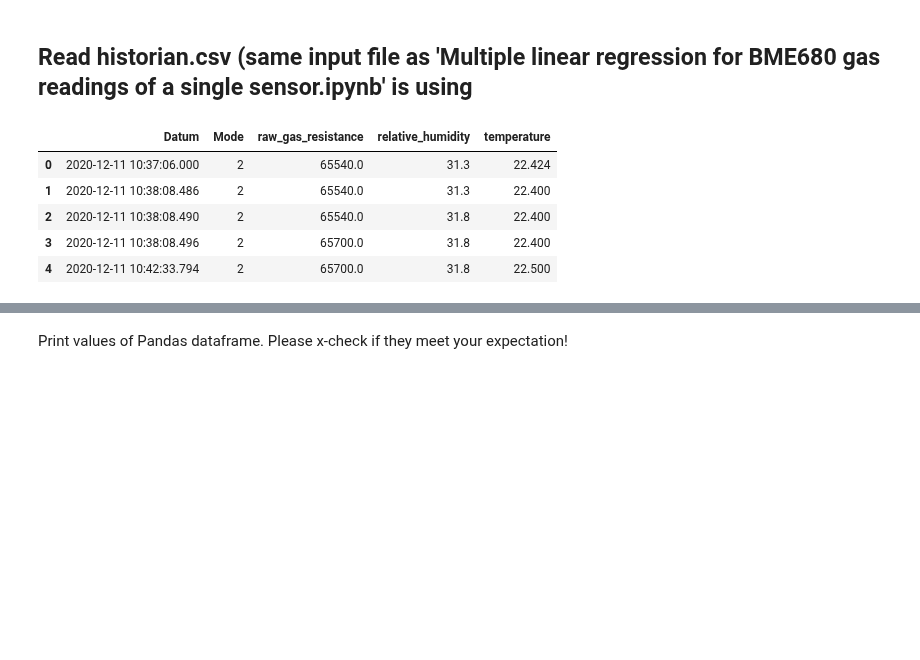
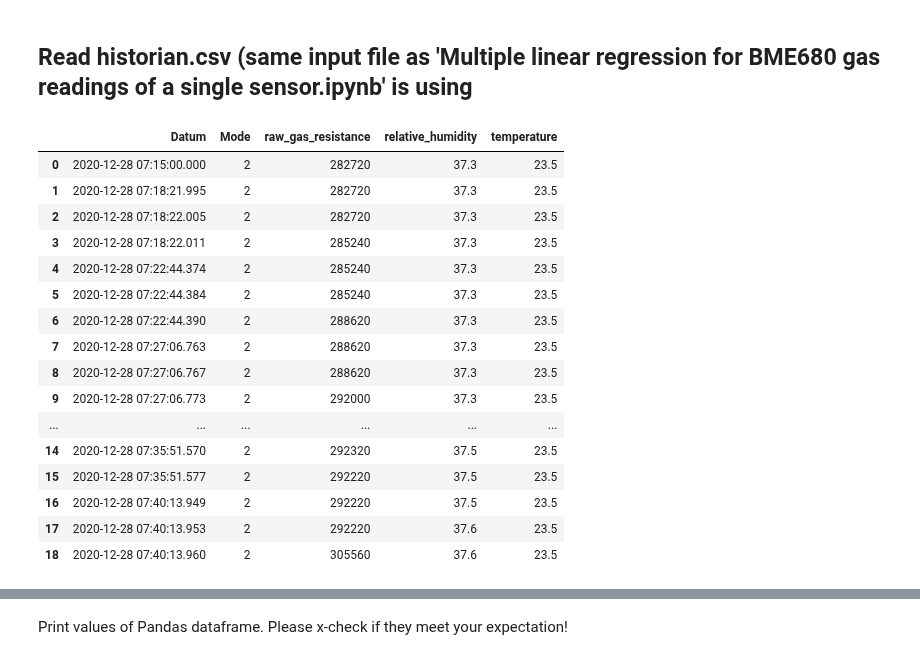
Before and after one commit to FUEL4EP/HomeAutomation, a Jupyter notebook: AsksinPP_developments/sketches/HB-UNI-Sensor1-AQ-BME680/Kalman_Filter/kalman-filter-AQ.ipynb, the cells around one changed output, grey strips where cells are left out. Saved outputs shown, nothing was run; the diff lists cells and outputs as text; code cells hidden in the pictures; blank space fills up the shorter version.

```diff
--- a/AsksinPP_developments/sketches/HB-UNI-Sensor1-AQ-BME680/Kalman_Filter/kalman-filter-AQ.ipynb
+++ b/AsksinPP_developments/sketches/HB-UNI-Sensor1-AQ-BME680/Kalman_Filter/kalman-filter-AQ.ipynb
@@ -65,26 +65,35 @@ class KalmanFilter(object):
 # %%
 import warnings
 warnings.simplefilter(action='ignore', category=FutureWarning)
 
 import pandas as pd
 from datetime import datetime
 
 import numpy as np
 
 
-dateparse = lambda x: pd.datetime.strptime(x, '%d.%m.%Y %H:%M:%S.%f')
+dateparse = lambda x: pd.datetime.strptime(x, '%d.%m.%Y %H:%M:%S,%f')
 
-df = pd.read_csv("historian.csv", sep=';', decimal=".", skiprows = [0,1,2],dtype={'High': np.float64, 'Low': np.float64}, header = None, encoding= 'unicode_escape',  parse_dates=[0], date_parser=dateparse, names = [ 'Datum', 'Mode', 'raw_gas_resistance', 'relative_humidity', 'temperature'])
-
-df['raw_gas_resistance'] *= 1000.0
+df0 = pd.read_csv("historian.csv", sep=';', thousands=".", decimal=",", skiprows = [0,1,2],dtype={'High': np.float64, 'Low': np.float64}, header = None, encoding= 'unicode_escape',  parse_dates=[0], date_parser=dateparse, names = [ 'Datum', 'Mode', 'raw_gas_resistance', 'relative_humidity', 'temperature'])
 
 # print first 5 lines of the pandas dataframe
 
-df.head()
+df0.head(19)
 # %% [output]
 |  | Datum | Mode | raw_gas_resistance | relative_humidity | temperature |
-| 0 | 2020-12-11 10:37:06.000 | 2 | 65540.0 | 31.3 | 22.424 |
-| 1 | 2020-12-11 10:38:08.486 | 2 | 65540.0 | 31.3 | 22.400 |
-| 2 | 2020-12-11 10:38:08.490 | 2 | 65540.0 | 31.8 | 22.400 |
-| 3 | 2020-12-11 10:38:08.496 | 2 | 65700.0 | 31.8 | 22.400 |
-| 4 | 2020-12-11 10:42:33.794 | 2 | 65700.0 | 31.8 | 22.500 |
+| 0 | 2020-12-28 07:15:00.000 | 2 | 282720 | 37.3 | 23.5 |
+| 1 | 2020-12-28 07:18:21.995 | 2 | 282720 | 37.3 | 23.5 |
+| 2 | 2020-12-28 07:18:22.005 | 2 | 282720 | 37.3 | 23.5 |
+| 3 | 2020-12-28 07:18:22.011 | 2 | 285240 | 37.3 | 23.5 |
+| 4 | 2020-12-28 07:22:44.374 | 2 | 285240 | 37.3 | 23.5 |
+| 5 | 2020-12-28 07:22:44.384 | 2 | 285240 | 37.3 | 23.5 |
+| 6 | 2020-12-28 07:22:44.390 | 2 | 288620 | 37.3 | 23.5 |
+| 7 | 2020-12-28 07:27:06.763 | 2 | 288620 | 37.3 | 23.5 |
+| 8 | 2020-12-28 07:27:06.767 | 2 | 288620 | 37.3 | 23.5 |
+| 9 | 2020-12-28 07:27:06.773 | 2 | 292000 | 37.3 | 23.5 |
+| ... | ... | ... | ... | ... | ... |
+| 14 | 2020-12-28 07:35:51.570 | 2 | 292320 | 37.5 | 23.5 |
+| 15 | 2020-12-28 07:35:51.577 | 2 | 292220 | 37.5 | 23.5 |
+| 16 | 2020-12-28 07:40:13.949 | 2 | 292220 | 37.5 | 23.5 |
+| 17 | 2020-12-28 07:40:13.953 | 2 | 292220 | 37.6 | 23.5 |
+| 18 | 2020-12-28 07:40:13.960 | 2 | 305560 | 37.6 | 23.5 |
```
Also changed, not shown: parts of 12 cells of this notebook, 26 other files.
